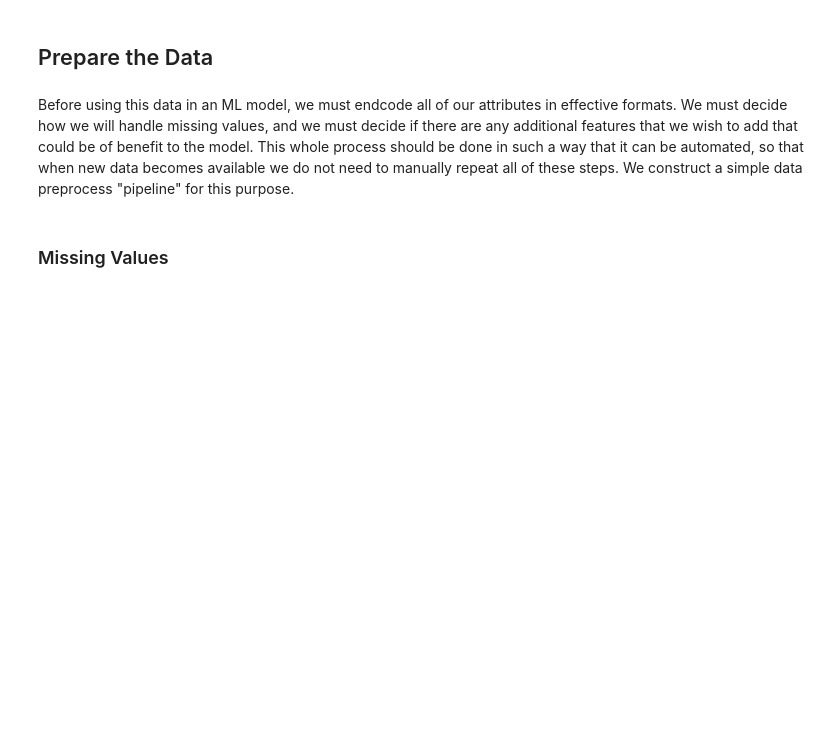
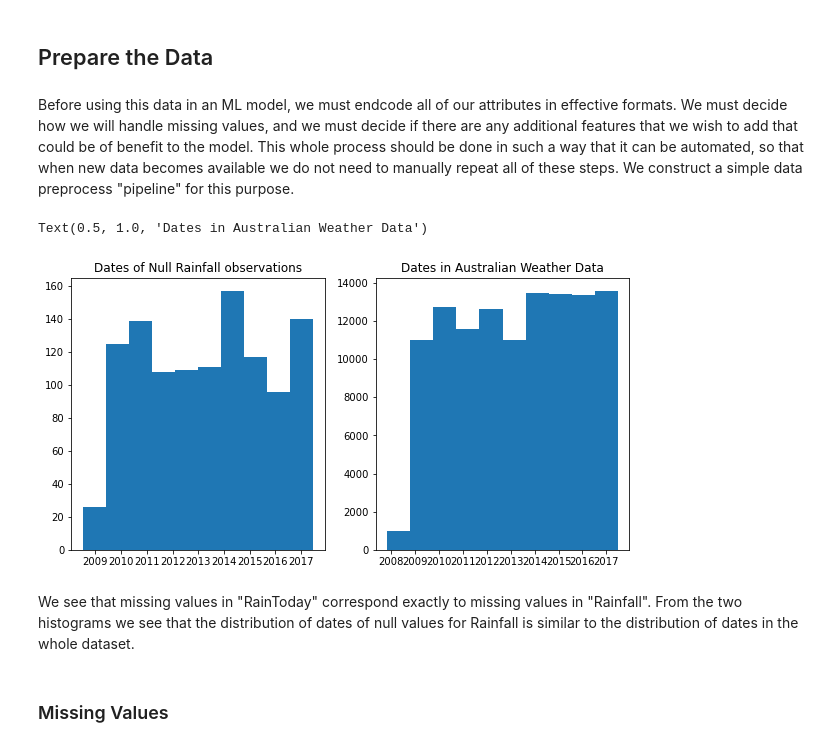
Before and after one commit to Luke-py/Australian-Rainfall, a Jupyter notebook: Australian Rainfall.ipynb, the cells around one changed output. Drawn from its saved outputs; the diff is of its cells as text; code cells hidden in the pictures; blank space fills up the shorter version.

```diff
--- a/Australian Rainfall.ipynb
+++ b/Australian Rainfall.ipynb
@@ -338,6 +369,23 @@ We have many zero values for Rainfall, Evaporation, and Sunshine. In all of thes
 # %% [markdown]
 ## Prepare the Data
-# %% [markdown]
-Before using this data in an ML model, we must endcode all of our attributes in effective formats. We must decide how we will handle missing values, and we must decide if there are any additional features that we wish to add that could be of benefit to the model. This whole process should be done in such a way that it can be automated, so that when new data becomes available we do not need to manually repeat all of these steps. We construct a simple data preprocess "pipeline" for this purpose.
+# %% [markdown]
+Before using this data in an ML model, we must endcode all of our attributes in effective formats. We must decide how we will handle missing values, and we must decide if there are any additional features that we wish to add that could be of benefit to the model. This whole process should be done in such a way that it can be automated, so that when new data becomes available we do not need to manually repeat all of these steps. We construct a simple data preprocess "pipeline" for this purpose.
+# %%
+from sklearn.preprocessing import OneHotEncoder
+onehot = OneHotEncoder()
+#onehot.fit_transform(weather[['RainToday', 'RainTomorrow']])
+#weather[['Rainfall', 'RainToday', 'RainTomorrow']].isnull().sum()
+(weather['Rainfall'].isnull()  & weather['RainToday'].isnull()).sum()
+fig, (ax1, ax2) = plt.subplots(1,2, figsize = (10,5))
+ax1.hist(weather[(weather['Rainfall'].isnull()  & weather['RainToday'].isnull())]['Date'], bins = 10)
+ax1.set_title('Dates of Null Rainfall observations')
+ax2.hist(weather['Date'], bins = 10)
+ax2.set_title('Dates in Australian Weather Data')
+# %% [output]
+Text(0.5, 1.0, 'Dates in Australian Weather Data')
+[figure, added]
+# %% [markdown]
+We see that missing values in "RainToday" correspond exactly to missing values in "Rainfall".
+From the two histograms we see that the distribution of dates of null values for Rainfall is similar to the distribution of dates in the whole dataset.
 # %% [markdown]
 ### Missing Values
```
Also changed, not shown: parts of 59 cells of this notebook.
